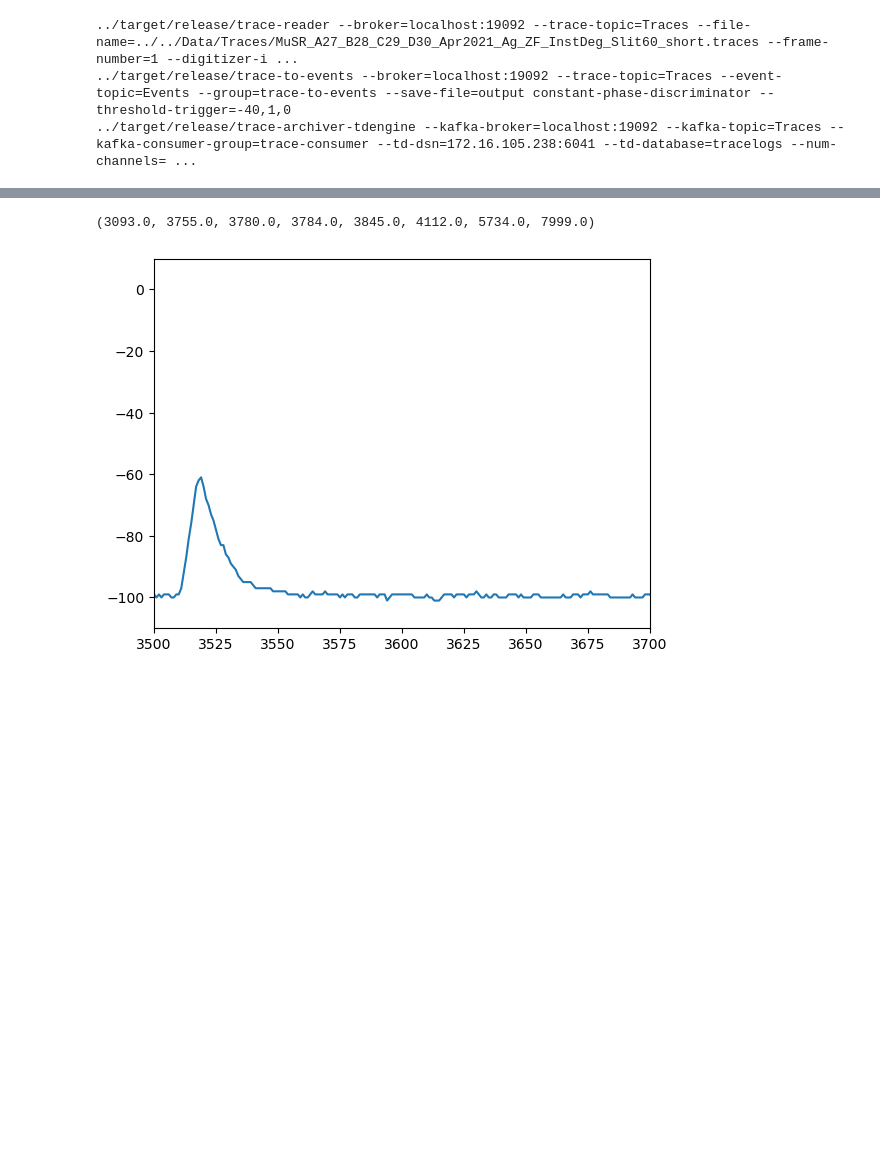
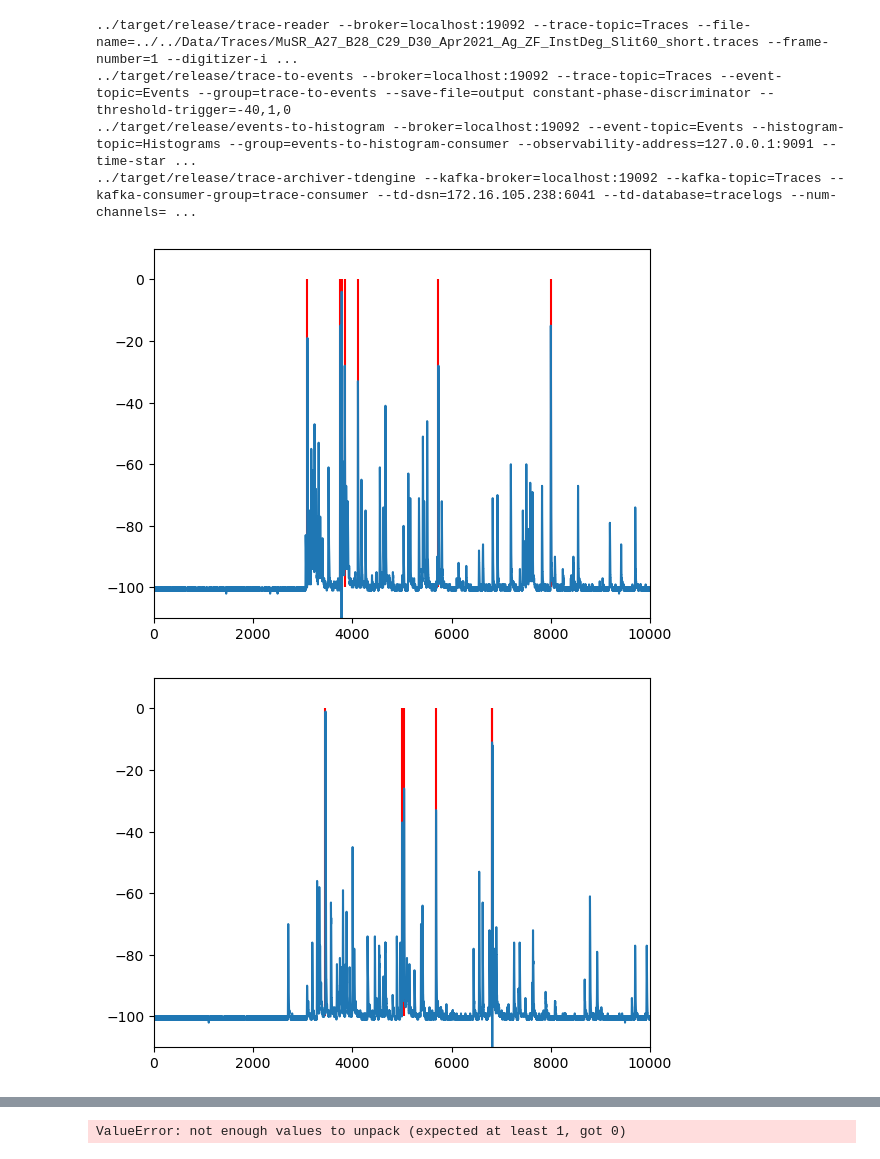
Before and after one commit to Modularius/supermusr-data-pipeline, a Jupyter notebook: Python/jupyter.ipynb, the cells around one changed output, grey strips where cells are left out. Saved outputs shown, nothing was run; the diff lists cells and outputs as text; code cells hidden in the pictures; blank space fills up the shorter version.

```diff
--- a/Python/jupyter.ipynb
+++ b/Python/jupyter.ipynb
@@ -64,9 +78,10 @@ archiver = "trace-archiver-tdengine " + bash_options(archiver_ops)
 archiver_cmd = dir + archiver
 # %%
 commands = {
-    reader_cmd: 10,
-    trace_to_events_cmd: 10,
-    archiver_cmd: 8,
+    reader_cmd: 1,
+    trace_to_events_cmd: 1,
+    to_hist_cmd: 1,
+    archiver_cmd: 1,
 }
 for cmd in commands:
     print(cmd)
@@ -76,20 +91,27 @@ for cmd in commands:
 # %% [output]
 ../target/release/trace-reader --broker=localhost:19092 --trace-topic=Traces --file-name=../../Data/Traces/MuSR_A27_B28_C29_D30_Apr2021_Ag_ZF_InstDeg_Slit60_short.traces --frame-number=1 --digitizer-i ...
 ../target/release/trace-to-events --broker=localhost:19092 --trace-topic=Traces --event-topic=Events --group=trace-to-events --save-file=output constant-phase-discriminator --threshold-trigger=-40,1,0
+../target/release/events-to-histogram --broker=localhost:19092 --event-topic=Events --histogram-topic=Histograms --group=events-to-histogram-consumer --observability-address=127.0.0.1:9091 --time-star ...
 ../target/release/trace-archiver-tdengine --kafka-broker=localhost:19092 --kafka-topic=Traces --kafka-consumer-group=trace-consumer --td-dsn=172.16.105.238:6041 --td-database=tracelogs --num-channels= ...
 # %%
 def plot(index, xlim, ylim):
     f1 = open(f"output{index}_raw.csv")
     data1 = [tuple(float(x) for x in l.split(",")) for l in f1.readlines()]
     (t,v) = zip(*data1)
     plt.plot(t,v)
     plt.xlim(xlim)
     plt.ylim(ylim)
 
     f2 = open(f"output{index}_pulses.csv")
     data2 = [tuple(float(x) for x in l.split(",")) for l in f2.readlines()]
     (p,*_) = zip(*data2)
     plt.vlines(p,-100,0, color = ["r"]*len(p))
+    plt.show()
 
-plot(0,(3500,3700), (-110,10))
+plot(0,(0,10000), (-110,10))
+plot(1,(0,10000), (-110,10))
+plot(2,(0,10000), (-110,10))
+plot(3,(0,10000), (-110,10))
 # %% [output]
+[figure, new version]
+[figure, added]
@@ -96,2 +119 @@ plot(0,(3500,3700), (-110,10))
-(3093.0, 3755.0, 3780.0, 3784.0, 3845.0, 4112.0, 5734.0, 7999.0)
+ValueError: not enough values to unpack (expected at least 1, got 0)
-[figure, old version]
```
Also changed, not shown: parts of 4 cells of this notebook, 2 other files.
